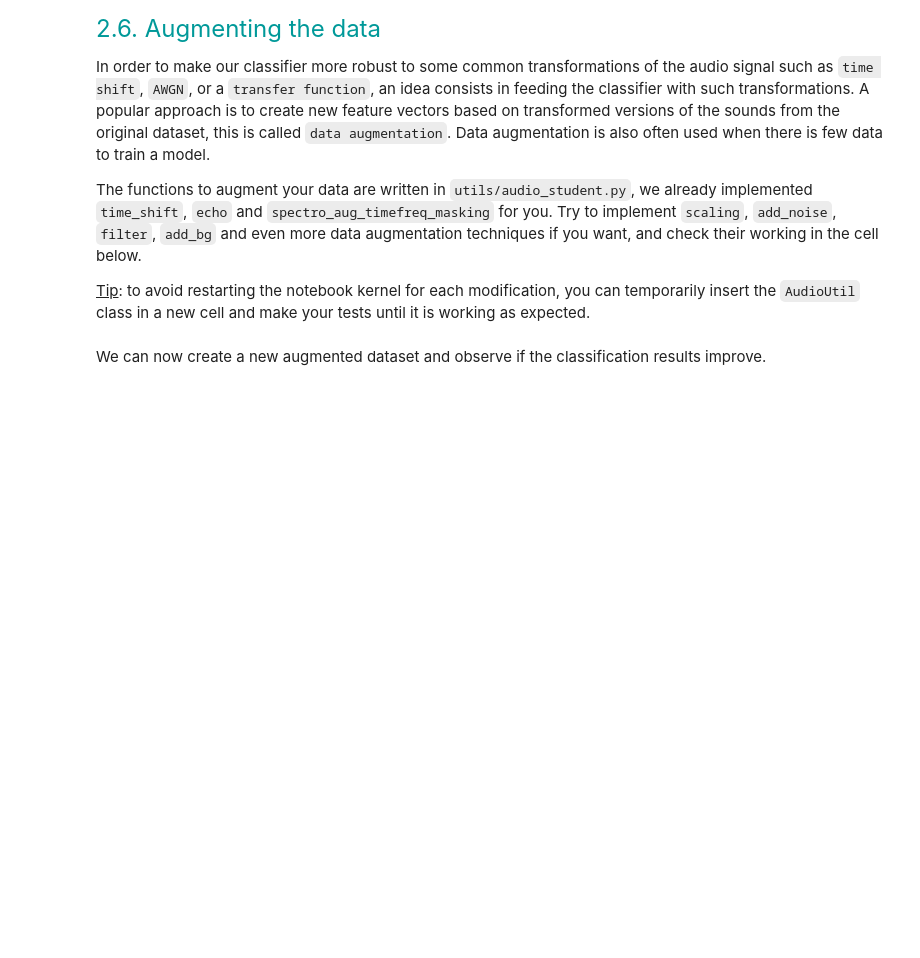
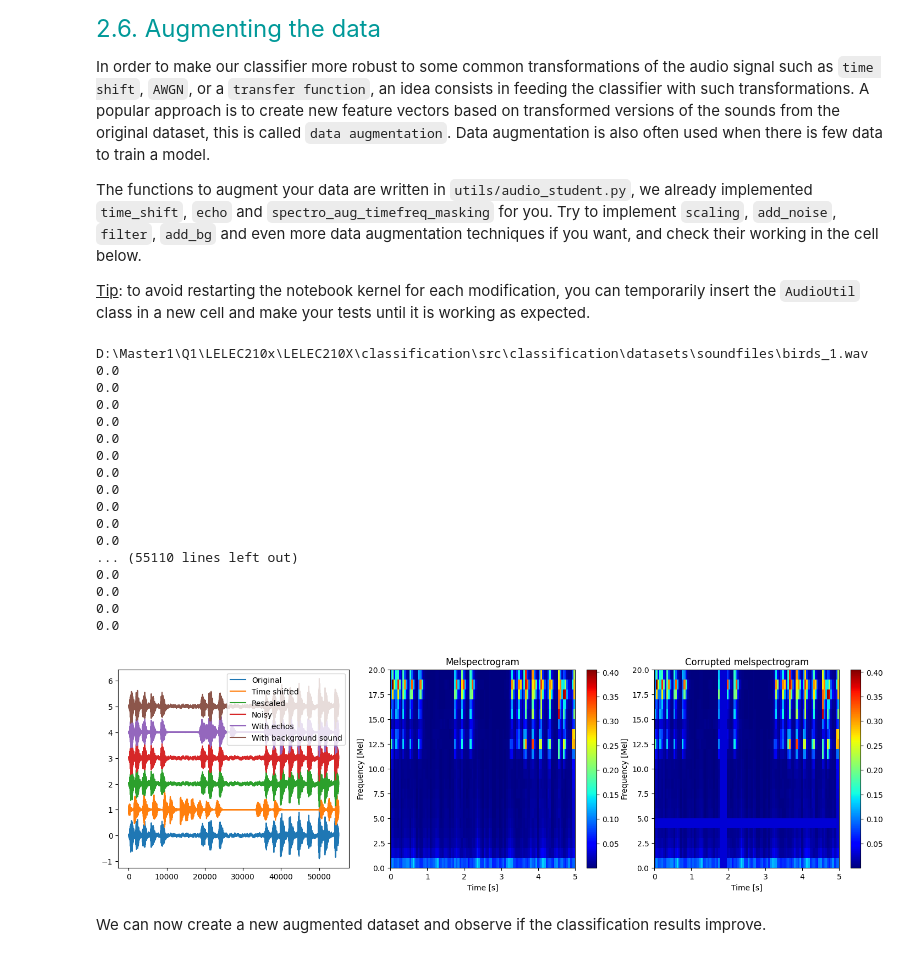
Before and after one commit to colinrenard/LELEC210X, a Jupyter notebook: classification/hands_on_classif2_audio.ipynb, the cells around one changed output. Saved outputs shown, nothing was run; the diff lists cells and outputs as text; code cells hidden in the pictures; blank space fills up the shorter version.

Commit message:
classif2

```diff
--- a/classification/hands_on_classif2_audio.ipynb
+++ b/classification/hands_on_classif2_audio.ipynb
@@ -450,46 +513,70 @@ myds.data_aug = None # Ensure
 
 cls_index = ["birds", 4]
 
-AudioUtil_instance = AudioUtil()
+AudioUtilInst = AudioUtil()
 
 sound = dataset.__getitem__(cls_index)
 name = dataset.__getname__(cls_index)
-audio = AudioUtil.open(sound)
+audio = AudioUtilInst.open(sound)
 
-AudioUtil.play(audio)
-audio2 = AudioUtil.resample(audio, 11025)
-audio2 = AudioUtil.pad_trunc(audio2, 5000)
+AudioUtilInst.play(audio)
+audio2 = AudioUtilInst.resample(audio, 11025)
+audio2 = AudioUtilInst.pad_trunc(audio2, 5000)
 
 print(dataset.__getitem__(('birds', 1)))
 
-audio3 = AudioUtil.time_shift(audio2, 0.4)
-audio4 = AudioUtil.scaling(audio2)
-audio5 = AudioUtil.add_noise(audio2, sigma=1e-2)
-audio6 = AudioUtil.echo(audio2, 3)
-audio7 = AudioUtil.add_bg(audio2, dataset)
+audio3 = AudioUtilInst.time_shift(audio2, 0.4)
+audio4 = AudioUtilInst.scaling(audio2)
+audio5 = AudioUtilInst.add_noise(audio2, sigma=1e-2)
+audio6 = AudioUtilInst.echo(audio2, 3)
+audio7 = AudioUtilInst.add_bg(audio2, dataset)
 
-melspec = AudioUtil.melspectrogram(audio2, fs2=11025)
-melspec2 = AudioUtil.spectro_aug_timefreq_masking(melspec, max_mask_pct=0.1)
+for i in range(len(audio2[0])):
+    print(audio2[0][i] - audio7[0][i])
+    if (audio2[0][i] - audio7[0][i] != 0.0):
+        print("ok")
+
+melspec = AudioUtilInst.melspectrogram(audio2, fs2=11025)
+melspec2 = AudioUtilInst.spectro_aug_timefreq_masking(melspec, max_mask_pct=0.1)
 
 "Plot"
 fig = plt.figure(figsize=(15,4))
 ax1 = fig.add_axes([0.05, 0.05, 0.28, 0.9])
 ax2 = fig.add_axes([0.38, 0.05, 0.28, 0.9])
 ax3 = fig.add_axes([0.7, 0.05, 0.28, 0.9])
 
 ax1.plot(audio2[0], label='Original')
 ax1.plot(audio3[0]+1, label='Time shifted')
 ax1.plot(audio4[0]+2, label='Rescaled')
 ax1.plot(audio5[0]+3, label='Noisy')
 ax1.plot(audio6[0]+4, label='With echos')
 ax1.plot(audio7[0]+5, label='With background sound')
 ax1.legend()
 
 plot_specgram(melspec, ax2, is_mel=True, title=name, tf = len(audio2[0])/audio2[1])
 ax2.set_title('Melspectrogram')
 plot_specgram(melspec2, ax3, is_mel=True, title=name, tf = len(audio2[0])/audio2[1])
 ax3.set_title('Corrupted melspectrogram')
 plt.show()
+# %% [output]
+D:\Master1\Q1\LELEC210x\LELEC210X\classification\src\classification\datasets\soundfiles\birds_1.wav
+0.0
+0.0
+0.0
+0.0
+0.0
+0.0
+0.0
+0.0
+0.0
+0.0
+0.0
+... (55110 lines left out)
+0.0
+0.0
+0.0
+0.0
+[figure, added]
 # %% [markdown]
 We can now create a new augmented dataset and observe if the classification results improve.
 # %%
```
Also changed, not shown: parts of 14 cells of this notebook, 1 other file.
